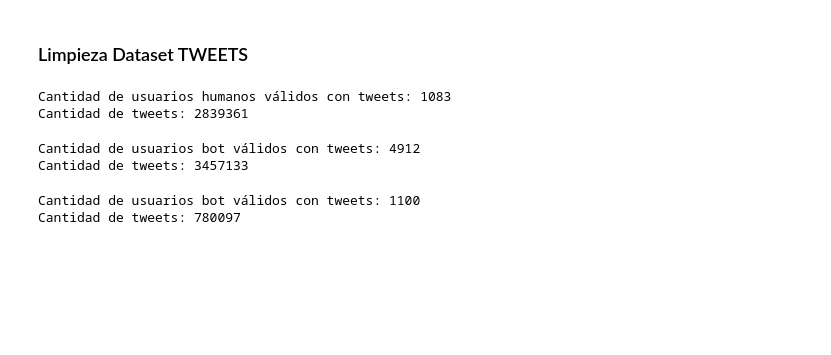
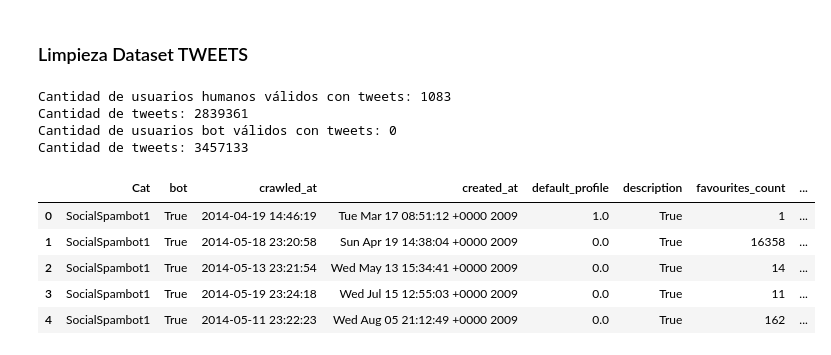
Before and after one commit to matiasngf/DH_proyecto_3, a Jupyter notebook: Limpieza_inicial.ipynb, the cells around one changed output. Saved outputs shown, nothing was run; the diff lists cells and outputs as text; code cells hidden in the pictures; blank space fills up the shorter version.

```diff
--- a/Limpieza_inicial.ipynb
+++ b/Limpieza_inicial.ipynb
@@ -258,13 +262,6 @@ tweets.retweeted_status_id = tweets.retweeted_status_id.notna()  # Convertir a D
 tweets.crawled_at = pd.to_datetime(tweets.crawled_at)
 tweets.timestamp = pd.to_datetime(tweets.timestamp)
 tweets.updated = pd.to_datetime(tweets.updated)
-# %%
-# Nos quedamos solo con los usuarios humanos que tienen tweets
-users[users.Cat=='Humans'] = users[users.Cat=='Humans'][users.id.isin(tweets.user_id)]
-# Y con los tweets de esos usuarios
-tweets[tweets.Cat=='Humans'] = tweets[tweets.user_id.isin(users.id[users.Cat=='Humans'])]
-print('Cantidad de usuarios humanos válidos con tweets:',users.id[users.Cat=='Humans'].nunique())
-print('Cantidad de tweets:',tweets.id[tweets.Cat=='Humans'].count())
-# %% [output]
-Cantidad de usuarios humanos válidos con tweets: 1083
-Cantidad de tweets: 2839361
+# %%
+# Nos quedamos solo con los usuarios que tienen tweets
+users = users[users.id.isin(tweets.user_id.unique())]
@@ -271,24 +271,23 @@ Cantidad de tweets: 2839361
 # %%
-# Nos quedamos solo con los usuarios bots que tienen tweets
-users[users.Cat=='SocialSpambot'] = users[users.Cat=='SocialSpambot'][users.id.isin(tweets.user_id)]
-# Y con los tweets de esos usuarios
-tweets[tweets.Cat=='SocialSpambot'] = tweets[tweets.user_id.isin(users.id[users.Cat=='SocialSpambot'])]
+print('Cantidad de usuarios humanos válidos con tweets:',users.id[users.Cat=='Humans'].nunique())
+print('Cantidad de tweets:',tweets.id[tweets.Cat=='Humans'].count())
 print('Cantidad de usuarios bot válidos con tweets:',users.id[users.Cat=='SocialSpambot'].nunique())
 print('Cantidad de tweets:',tweets.id[tweets.Cat=='SocialSpambot'].count())
 # %% [output]
-Cantidad de usuarios bot válidos con tweets: 4912
+Cantidad de usuarios humanos válidos con tweets: 1083
+Cantidad de tweets: 2839361
+Cantidad de usuarios bot válidos con tweets: 0
 Cantidad de tweets: 3457133
-# %%
-# Para balancear, tomamos una muestra de spambots y sus respectivos tweets
-users[users.Cat=='SocialSpambot'] = users[users.Cat=='SocialSpambot'].sample(1100)   # Muestra 1100
-# Y con los tweets de esos usuarios
-tweets[tweets.Cat=='SocialSpambot'] = tweets[tweets.user_id.isin(users.id[users.Cat=='SocialSpambot'])]
-print('Cantidad de usuarios bot válidos con tweets:',users.id[users.Cat=='SocialSpambot'].nunique())
-print('Cantidad de tweets:',tweets.id[tweets.Cat=='SocialSpambot'].count())
-# %% [output]
-Cantidad de usuarios bot válidos con tweets: 1100
-Cantidad de tweets: 780097
 # %%
 # Dump de ambos datastes to pickle
 users.to_pickle('users.pkl')
 #tweets.to_csv('tweets.csv') # OJO - Genera un archivo de casi 1 giga
+# %%
+users.head()
+# %% [output]
+|  | Cat | bot | crawled_at | created_at | default_profile | description | favourites_count | ... |
+| 0 | SocialSpambot1 | True | 2014-04-19 14:46:19 | Tue Mar 17 08:51:12 +0000 2009 | 1.0 | True | 1 | ... |
+| 1 | SocialSpambot1 | True | 2014-05-18 23:20:58 | Sun Apr 19 14:38:04 +0000 2009 | 0.0 | True | 16358 | ... |
+| 2 | SocialSpambot1 | True | 2014-05-13 23:21:54 | Wed May 13 15:34:41 +0000 2009 | 0.0 | True | 14 | ... |
+| 3 | SocialSpambot1 | True | 2014-05-19 23:24:18 | Wed Jul 15 12:55:03 +0000 2009 | 0.0 | True | 11 | ... |
+| 4 | SocialSpambot1 | True | 2014-05-11 23:22:23 | Wed Aug 05 21:12:49 +0000 2009 | 0.0 | True | 162 | ... |
```
Also changed, not shown: parts of 9 cells of this notebook.
